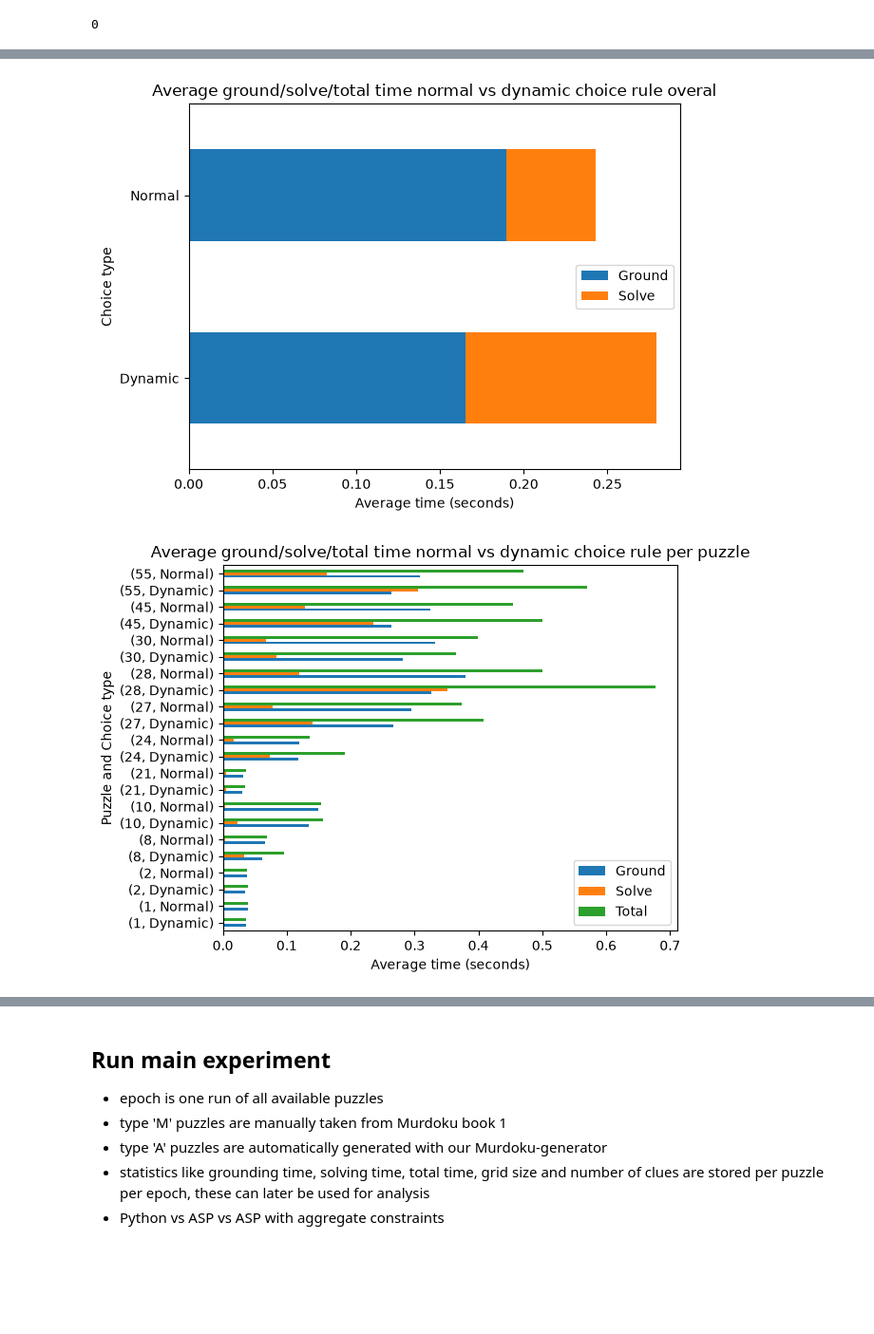
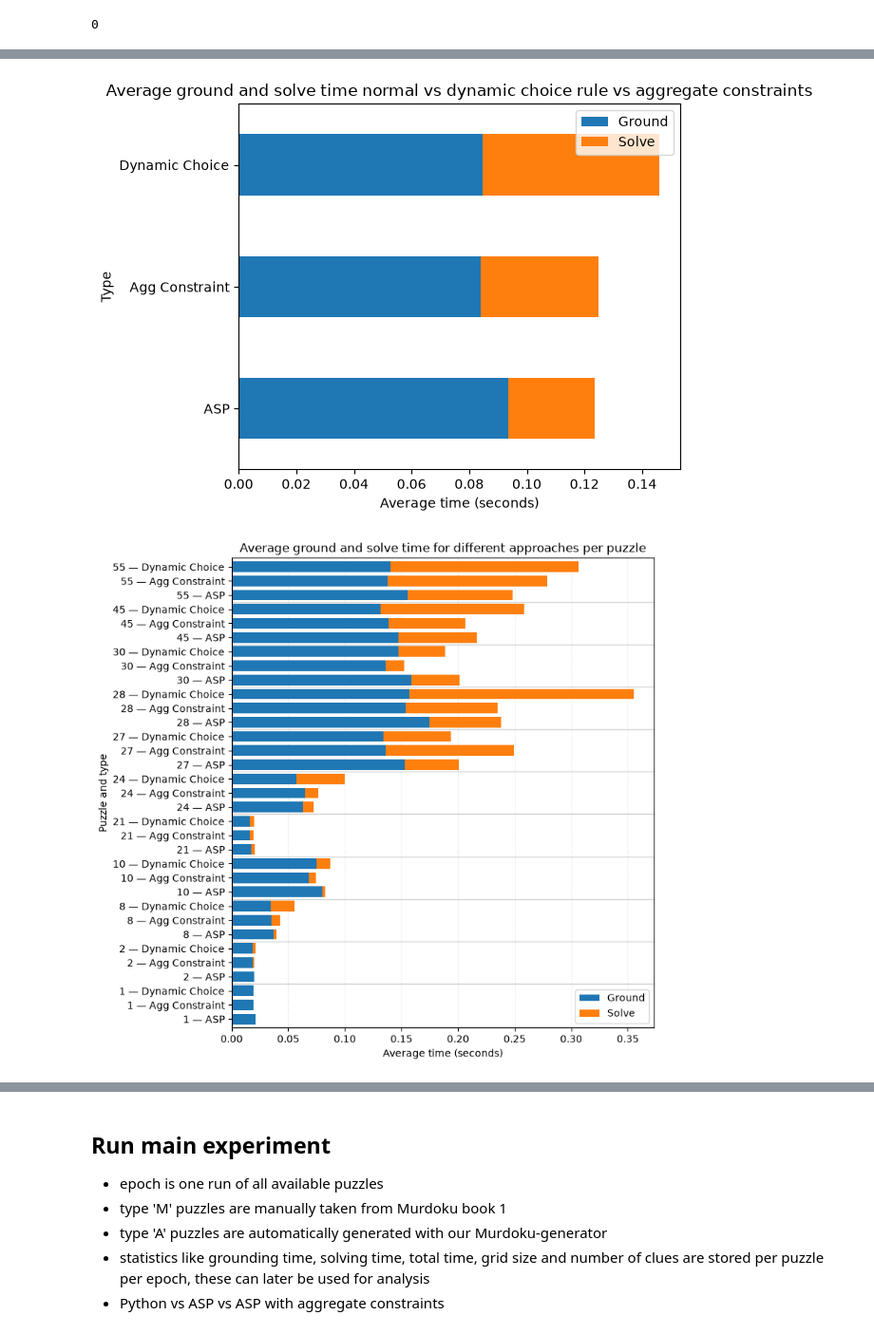
Before and after one commit to jurgendevries-ou-student/murdoku-solve, a Jupyter notebook: extraction/run/experiment.ipynb, the cells around one changed output, grey strips where cells are left out. Shown at 95% size. Saved outputs shown, nothing was run; the diff lists cells and outputs as text; code cells hidden in the pictures; blank space fills up the shorter version.

```diff
--- a/extraction/run/experiment.ipynb
+++ b/extraction/run/experiment.ipynb
@@ -113,7 +146,7 @@ def store_result(results, epoch, puzzle, type, ground_time, solve_time, total_ti
 # %%
 epochs=5
 puzzles = list(Path('../puzzles_dynamic').glob("puzzle*.lp"))
-results_choice = []
+results_choice_agg = []
 
 for i in range(epochs):
     print(f'start epoch {i+1}/{epochs}')
@@ -125,10 +158,11 @@ for i in range(epochs):
         print(f'Puzzle #{puzzle_id}, {puzzle_type}, {puzzle_type == 'A'}')
         result, ground_time, solve_time, grid_size, clue_count, clue_type_counts, models, grounded_at = solve_puzzle(puzzle_id, puzzle_type == 'A', configuration='auto', base_rules='base-rules.lp')
         result_dyn, ground_time_dyn, solve_time_dyn, grid_size_dyn, clue_count_dyn, clue_type_counts_dyn, models_dyn, grounded_at_dyn = solve_puzzle(puzzle_id, puzzle_type == 'A', configuration='auto', base_rules='base-rules-dyn.lp', puzzle_path='../puzzles_dynamic')
+        result_agg, ground_time_agg, solve_time_agg, grid_size_agg, clue_count_agg, clue_type_counts_agg, models_agg, grounded_at_agg = solve_puzzle(puzzle_id, puzzle_type == 'A', configuration='auto', base_rules='base-rules-agg.lp')
 
-        store_result(results_choice, i, puzzle_num, puzzle_type, ground_time, solve_time, ground_time + solve_time, grid_size + 1, clue_count, clue_type_counts, result.satisfiable, len(models), 'Normal', grounded_at, 'Normal')
-        store_result(results_choice, i, puzzle_num, puzzle_type, ground_time_dyn, solve_time_dyn, ground_time_dyn + solve_time_dyn, grid_size_dyn + 1, clue_count_dyn, clue_type_counts_dyn, result_dyn.satisfiable, len(models_dyn), 'Dynamic', grounded_at_dyn, 'Normal')
-
+        store_result(results_choice_agg, i, puzzle_num, puzzle_type, ground_time, solve_time, ground_time + solve_time, grid_size + 1, clue_count, clue_type_counts, result.satisfiable, len(models), 'ASP', grounded_at, 'Normal')
+        store_result(results_choice_agg, i, puzzle_num, puzzle_type, ground_time_dyn, solve_time_dyn, ground_time_dyn + solve_time_dyn, grid_size_dyn + 1, clue_count_dyn, clue_type_counts_dyn, result_dyn.satisfiable, len(models_dyn), 'Dynamic Choice', grounded_at_dyn, 'Normal')
+        store_result(results_choice_agg, i, puzzle_num, puzzle_type, ground_time_agg, solve_time_agg, ground_time_agg + solve_time_agg, grid_size_agg + 1, clue_count_agg, clue_type_counts_agg, result_agg.satisfiable, len(models_agg), 'Agg Constraint', grounded_at_agg, 'Aggregate')
     print(f'end epoch {i+1}/{epochs}')
     print()
     print('----------------------------------')
@@ -153,7 +187,7 @@ end epoch 5/5
 ----------------------------------
 # %%
 # put results in pandas frame
-df_choice = pd.DataFrame(results_choice)
-df_choice.head()
+df_choice_agg= pd.DataFrame(results_choice_agg)
+df_choice_agg.head()
 # %% [output]
 |  | epoch | puzzle | type | ground_time | solve_time | total_time | grid_size | clue_count | ... |
@@ -189,24 +211,46 @@ plt.show()
 # %%
 # compare number of ground predicates for at/3 in resulting grounded program
-df_choice.groupby('choice_type')[['ground_time','solve_time']].mean().plot(kind='barh', stacked=True)
+df_choice_agg.groupby('choice_type')[['ground_time','solve_time']].mean().plot(kind='barh', stacked=True)
 
-plt.title('Average ground/solve/total time normal vs dynamic choice rule overal')
-plt.ylabel('Choice type')
+plt.title('Average ground and solve time normal vs dynamic choice rule vs aggregate constraints')
+plt.ylabel('Type')
 plt.xlabel('Average time (seconds)')
 plt.legend(['Ground', 'Solve'])
 plt.tight_layout()
 plt.show()
 # %% [output]
-[figure, old version]
+[figure, new version]
 # %%
 # compare number of ground predicates for at/3 in resulting grounded program
-df_choice.groupby(['puzzle', 'choice_type'])[['ground_time','solve_time','total_time']].mean().plot(kind='barh')
+df_plot = (
+    df_choice_agg
+    .groupby(['puzzle', 'choice_type'])[['ground_time', 'solve_time']]
+    .mean()
+    .sort_index()
+)
 
-plt.title('Average ground/solve/total time normal vs dynamic choice rule per puzzle')
-plt.ylabel('Puzzle and Choice type')
+ax = df_plot.plot(kind='barh', stacked=True, width=0.75, figsize=(8, 7.5))
+
+plt.title('Average ground and solve time for different approaches per puzzle')
+plt.ylabel('Puzzle and type')
 plt.xlabel('Average time (seconds)')
-plt.legend(['Ground', 'Solve', 'Total'])
+plt.legend(['Ground', 'Solve'], loc='lower right')
 plt.tight_layout()
+
+# Draw separators after every three bars
+n_results = 3
+for y in np.arange(n_results - 0.5, len(df_plot) - 0.5, n_results):
+    ax.axhline(y=y, color='lightgray', linewidth=1, zorder=0)
+
+ax.set_yticks(
+    np.arange(len(df_plot)),
+    [f'{puzzle} — {choice_type}' for puzzle, choice_type in df_plot.index]
+)
+
+# Keep gridlines behind the bars
+ax.set_axisbelow(True)
+ax.xaxis.grid(True, linestyle=':', alpha=0.4)
+
 plt.show()
 # %% [output]
-[figure, old version]
+[figure, new version]
```
Also changed, not shown: parts of 31 cells of this notebook.
